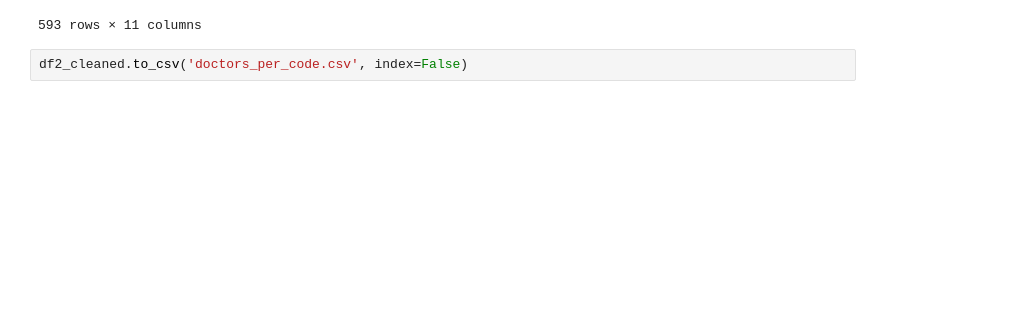
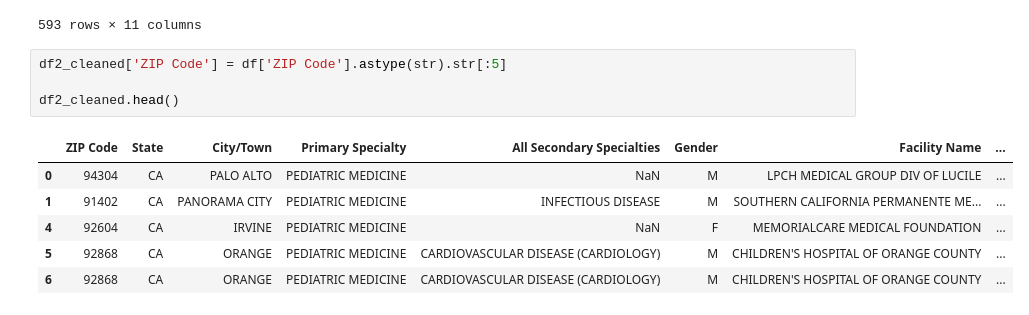
Before and after one commit to amydst/Pediactric-HC-Deserts, a Jupyter notebook: doctors_per_zip_cleandata.ipynb, the cells around one changed output. Saved outputs shown, nothing was run; the diff lists cells and outputs as text; blank space fills up the shorter version.

```diff
--- a/doctors_per_zip_cleandata.ipynb
+++ b/doctors_per_zip_cleandata.ipynb
@@ -211,4 +211,13 @@ df2_cleaned
 | 876 | 900275822 | CA | LOS ANGELES | PEDIATRIC MEDICINE | HEMATOLOGY/ONCOLOGY | M | SOUTHERN CALIFORNIA PERMANENTE ME... | ... |
 593 rows × 11 columns
 # %%
-df2_cleaned.to_csv('doctors_per_code.csv', index=False)
+df2_cleaned['ZIP Code'] = df['ZIP Code'].astype(str).str[:5]
+
+df2_cleaned.head()
+# %% [output]
+|  | ZIP Code | State | City/Town | Primary Specialty | All Secondary Specialties | Gender | Facility Name | ... |
+| 0 | 94304 | CA | PALO ALTO | PEDIATRIC MEDICINE | NaN | M | LPCH MEDICAL GROUP DIV OF LUCILE | ... |
+| 1 | 91402 | CA | PANORAMA CITY | PEDIATRIC MEDICINE | INFECTIOUS DISEASE | M | SOUTHERN CALIFORNIA PERMANENTE ME... | ... |
+| 4 | 92604 | CA | IRVINE | PEDIATRIC MEDICINE | NaN | F | MEMORIALCARE MEDICAL FOUNDATION | ... |
+| 5 | 92868 | CA | ORANGE | PEDIATRIC MEDICINE | CARDIOVASCULAR DISEASE (CARDIOLOGY) | M | CHILDREN'S HOSPITAL OF ORANGE COUNTY | ... |
+| 6 | 92868 | CA | ORANGE | PEDIATRIC MEDICINE | CARDIOVASCULAR DISEASE (CARDIOLOGY) | M | CHILDREN'S HOSPITAL OF ORANGE COUNTY | ... |
```
Also changed, not shown: 4 other files.
